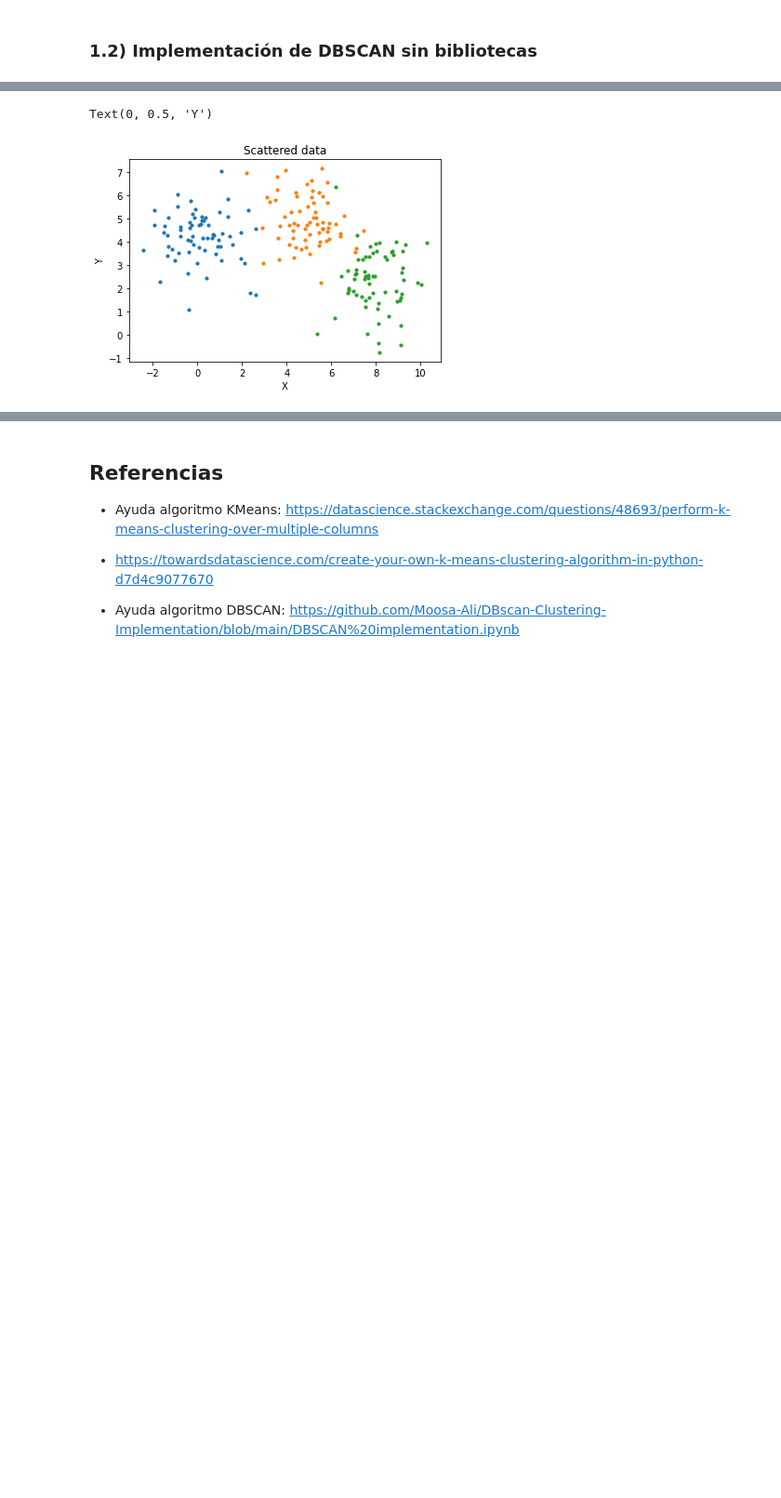
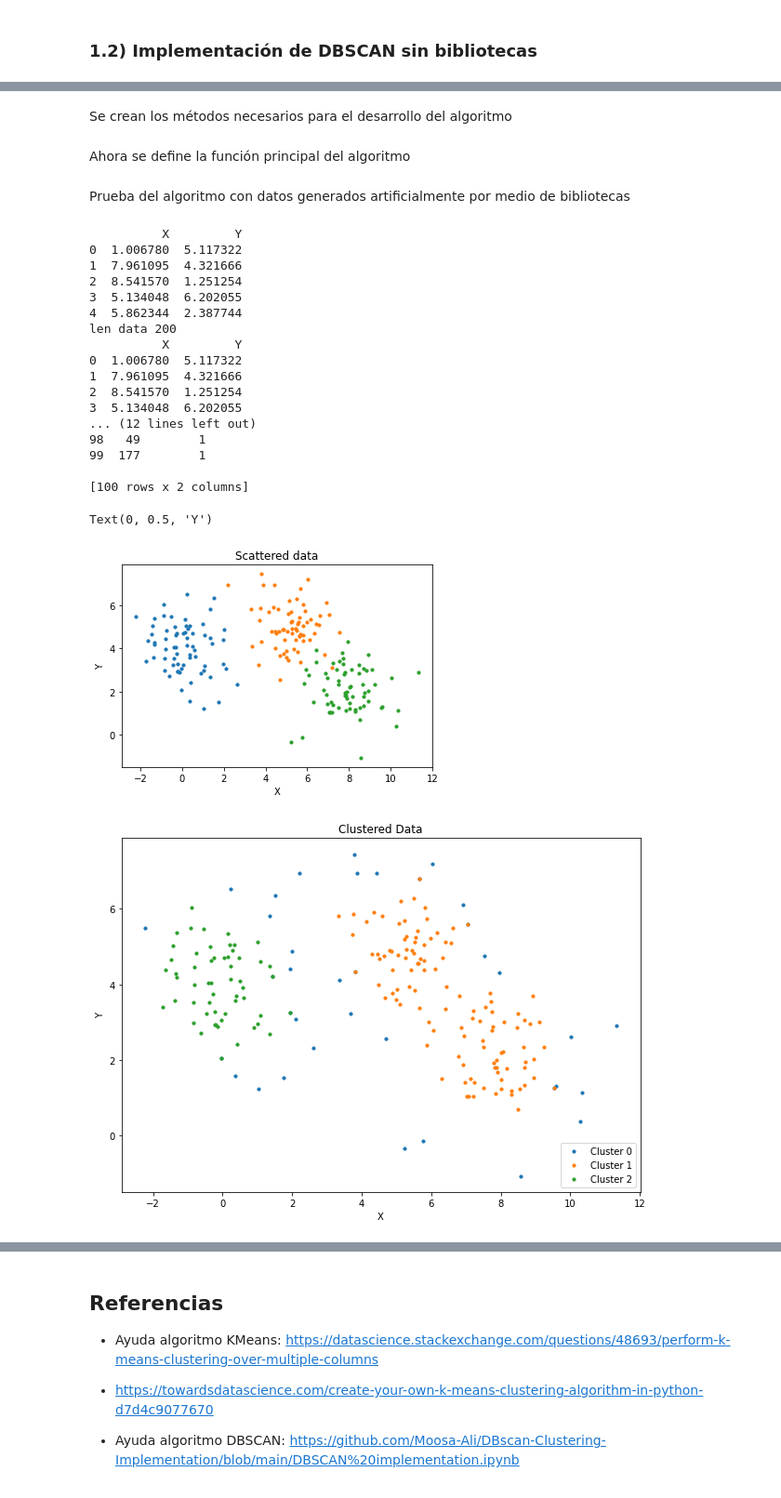
Before and after one commit to juanignava/AI.Project4, a Jupyter notebook: TP04.ipynb, the cells around one changed output, grey strips where cells are left out. Shown: that part at 93% size. Saved outputs shown, nothing was run; the diff lists cells and outputs as text; code cells hidden in the pictures; blank space fills up the shorter version.

```diff
--- a/TP04.ipynb
+++ b/TP04.ipynb
@@ -120,0 +144,2 @@ Create the inicial data
+# %% [markdown]
+Se crean los métodos necesarios para el desarrollo del algoritmo
@@ -120,0 +171,2 @@ Create the inicial data
+# %% [markdown]
+Ahora se define la función principal del algoritmo
@@ -121,15 +239,76 @@ Create the inicial data
+# %% [markdown]
+Prueba del algoritmo con datos generados artificialmente por medio de bibliotecas
 # %%
-centers = [(0, 4, 2), (5, 5, 3) , (8,2, 1)]
+
+# Definicion de los centros para generar los datos de prueba
+centers = [(0, 4), (5, 5) , (8,2)]
 cluster_std = [1.2, 1, 1.1]
 
-X, y= make_blobs(n_samples=200, cluster_std=cluster_std, centers=centers, n_features=3, random_state=1)
+# Se crea una cantidad de puntos, en este caso el ejemplo
+# se inicializa con 2 valores en cada dato porque son puntos
+X, y= make_blobs(n_samples=200, cluster_std=cluster_std, centers=centers, n_features=2, random_state=1)
 
+# graficación de los datos clasificados inicialemnte
 plt.scatter(X[y == 0, 0], X[y == 0, 1], s=10, label="Cluster1")
 plt.scatter(X[y == 1, 0], X[y == 1, 1], s=10, label="Cluster2")
 plt.scatter(X[y == 2, 0], X[y == 2, 1], s=10, label="Cluster3")
 plt.title("Scattered data")
 plt.xlabel('X')
 plt.ylabel('Y')
+
+# parametro del radio
+eps = 0.6
+# parametro del minimo de vecinos
+minPts = 4
+
+# Mostrar los datos
+data = pd.DataFrame(X, columns = ["X", "Y"] )
+print(data.head())
+print("len data", len(data))
+clustered = cluster_with_stack(eps, minPts, data)
+print(data.head())
+print("len clustered", len(clustered))
+new_clustered = []
+for i in range(len(clustered)):
+    for cluster in clustered:
+        if (i == cluster[0]):
+            new_clustered.append(cluster[1])
+            break
+
+idx , cluster = list(zip(*clustered))
+
+
+# Ahora que se realizó el análisis, note como se muestra
+cluster_df = pd.DataFrame(clustered, columns = ["idx", "cluster"])
+print(cluster_df.head(100))
+
+# Ahora que ya se realizó el analisis se muestra la distribución de los
+# clusters, note que es diferente
+plt.figure(figsize=(10,7))
+for clust in np.unique(cluster):
+    plt.scatter(X[cluster_df["idx"][cluster_df["cluster"] == clust].values, 0], X[cluster_df["idx"][cluster_df["cluster"] == clust].values, 1], s=10, label=f"Cluster{clust}")
+plt.legend([f"Cluster {clust}" for clust in np.unique(cluster)], loc ="lower right")
+plt.title('Clustered Data')
+plt.xlabel('X')
+plt.ylabel('Y')
 # %% [output]
-Text(0, 0.5, 'Y')
+          X         Y
+0  1.006780  5.117322
+1  7.961095  4.321666
+2  8.541570  1.251254
+3  5.134048  6.202055
+4  5.862344  2.387744
+len data 200
+          X         Y
+0  1.006780  5.117322
+1  7.961095  4.321666
+2  8.541570  1.251254
+3  5.134048  6.202055
+... (12 lines left out)
+98   49        1
+99  177        1
+
+[100 rows x 2 columns]
+Text(0, 0.5, 'Y')
-[figure, old version]
+[figure, new version]
+[figure, added]
```
Also changed, not shown: parts of 16 cells of this notebook.
